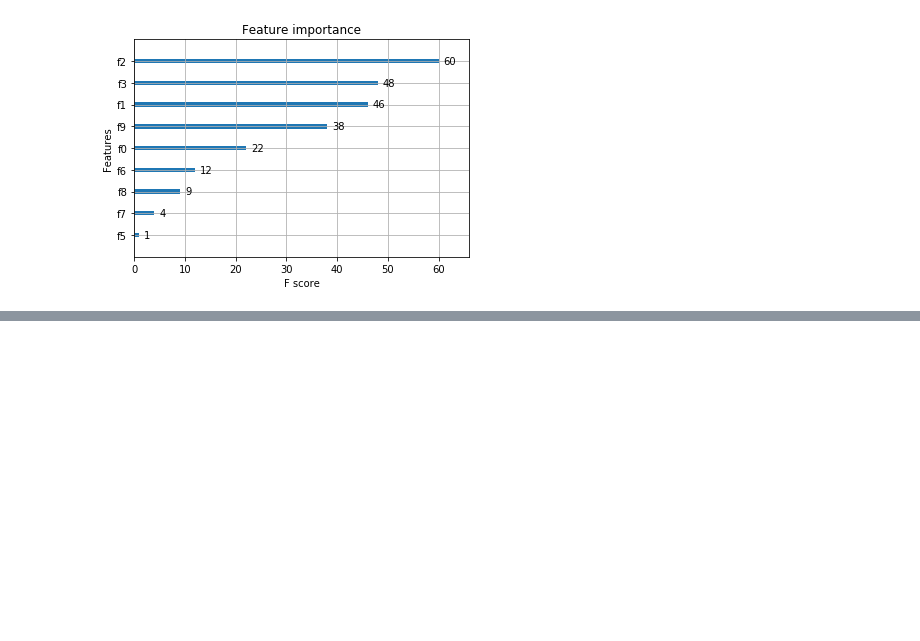
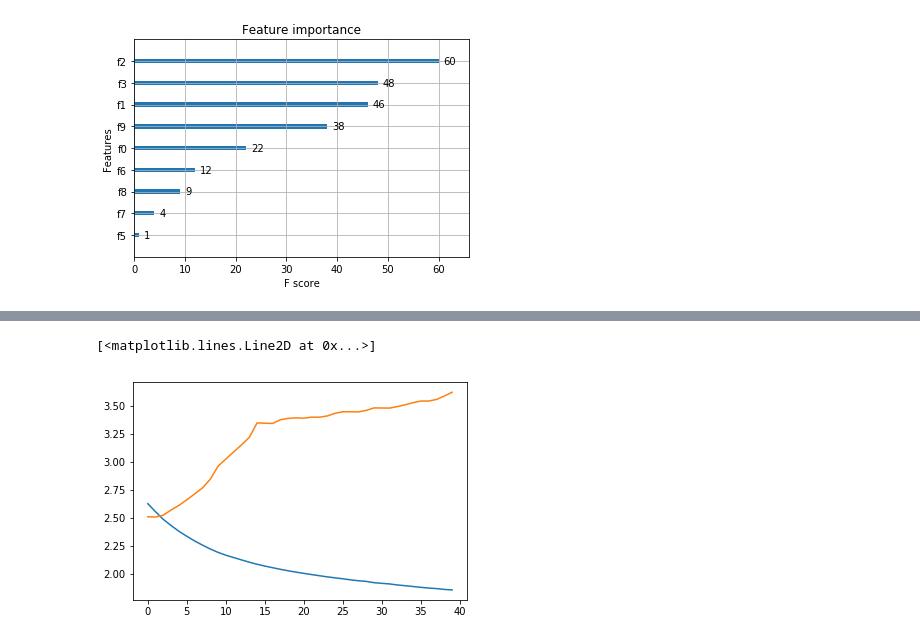
Before and after one commit to Batmobil/htwdsc, a Jupyter notebook: EDA_1st_week.ipynb, the cells around one changed output, grey strips where cells are left out. Cells and saved outputs as stored; diff of their text form; code cells hidden in the pictures; blank space fills up the shorter version.

```diff
--- a/EDA_1st_week.ipynb
+++ b/EDA_1st_week.ipynb
@@ -335,0 +356,8 @@ AttributeError: 'DMatrix' object has no attribute 'handle'
+# %%
+cvresult_no_shuffle = xgb.cv(param, dall, num_boost_round=40, nfold=5,
+            metrics='rmse', shuffle=False)
+plt.plot(cvresult_no_shuffle.index, cvresult_no_shuffle['train-rmse-mean'])
+plt.plot(cvresult_no_shuffle.index, cvresult_no_shuffle['test-rmse-mean'])
+# %% [output]
+[<matplotlib.lines.Line2D at 0x...>]
+[figure, added]
```
Also changed, not shown: parts of 10 cells of this notebook.
